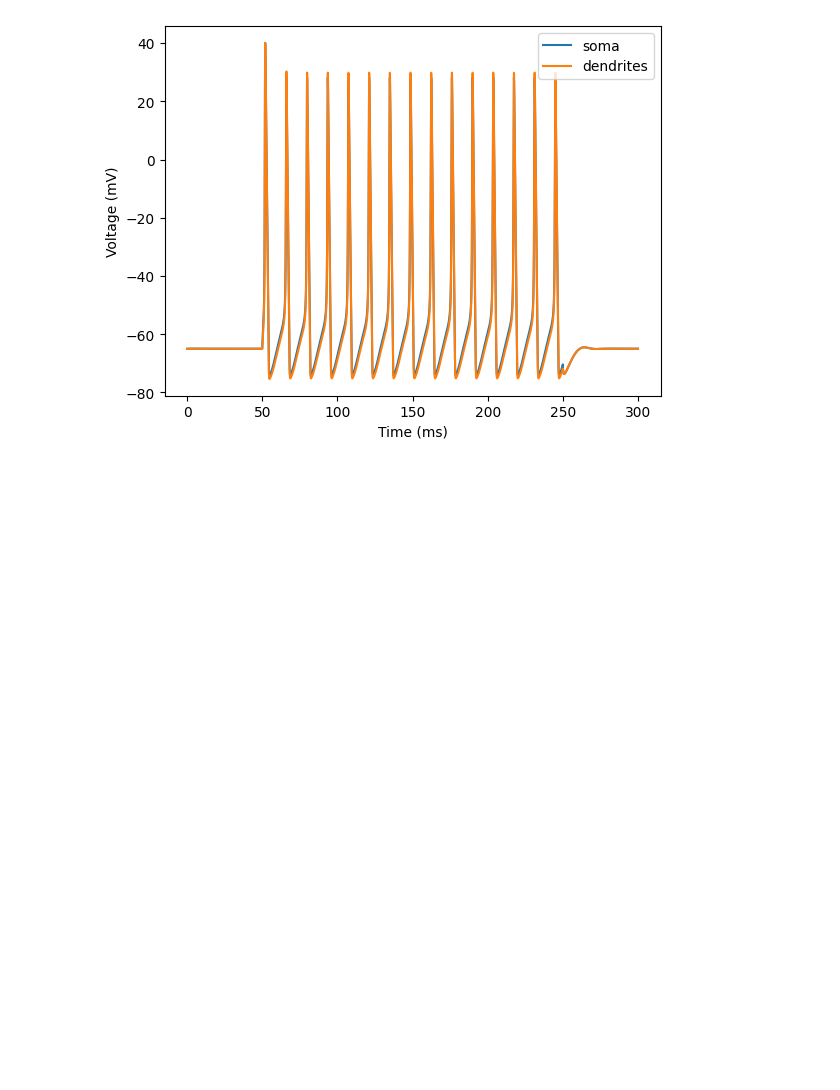
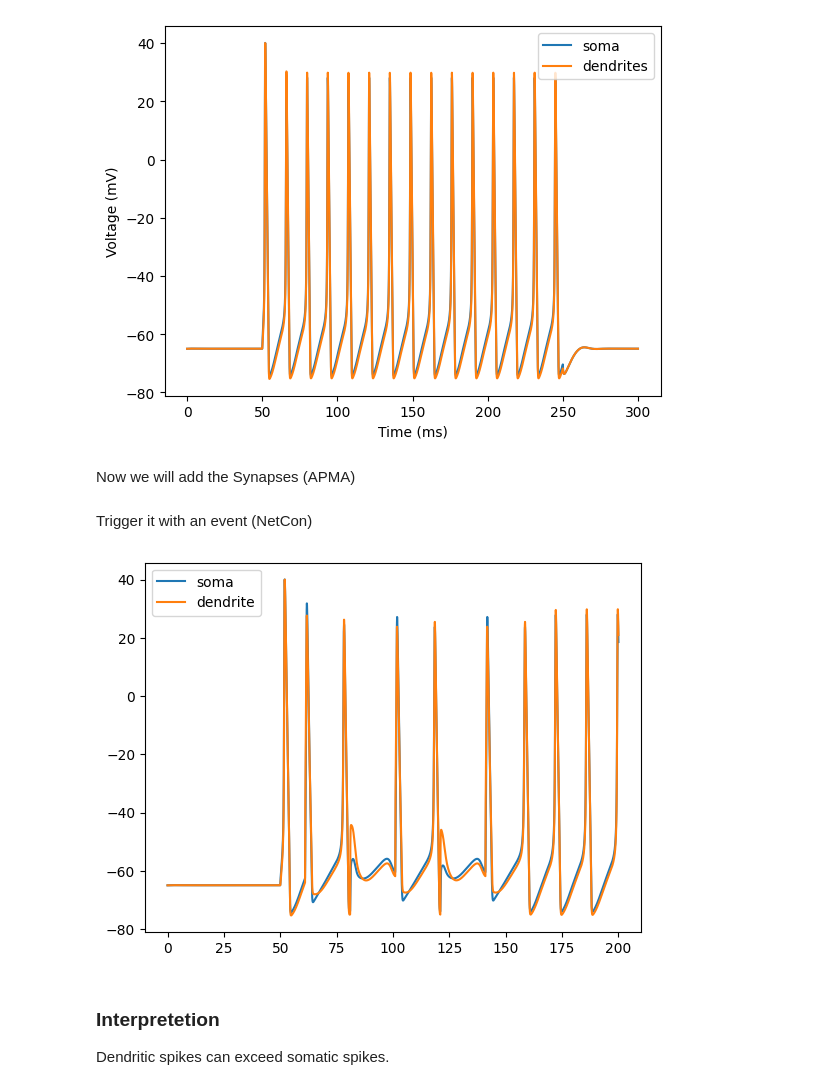
Before and after one commit to Abhikumar199/spiking-neuron-simulation, a Jupyter notebook: m1.ipynb, the cells around one changed output. Cells and saved outputs as stored; diff of their text form; code cells hidden in the pictures; blank space fills up the shorter version.

```diff
--- a/m1.ipynb
+++ b/m1.ipynb
@@ -238,3 +239,34 @@ plt.legend()
 plt.show()
 # %% [output]
 [figure]
+# %% [markdown]
+Now we will add the Synapses (APMA)
+# %%
+syn=h.ExpSyn(dend(0.8))    #APMA-Like
+syn.tau=2                   #decay time constant
+# %% [markdown]
+Trigger it with an event (NetCon)
+# %%
+stim_nc=h.NetStim()
+stim_nc.number=5     #mumber of spikes
+stim_nc.start=60     #first spike time
+stim_nc.interval=20  #ms between spikes
+
+nc=h.NetCon(stim_nc, syn)
+nc.weight[0]=0.1
+
+
+h.tstop=200
+h.run()
+
+
+plt.plot(t,vsoma, label="soma")
+plt.plot(t, vdend, label='dendrite')
+plt.legend()
+plt.show()
+# %% [output]
+[figure, added]
+# %% [markdown]
+### Interpretetion
+
+Dendritic spikes can exceed somatic spikes.
```
Also changed, not shown: parts of 10 cells of this notebook, 1 other file.
